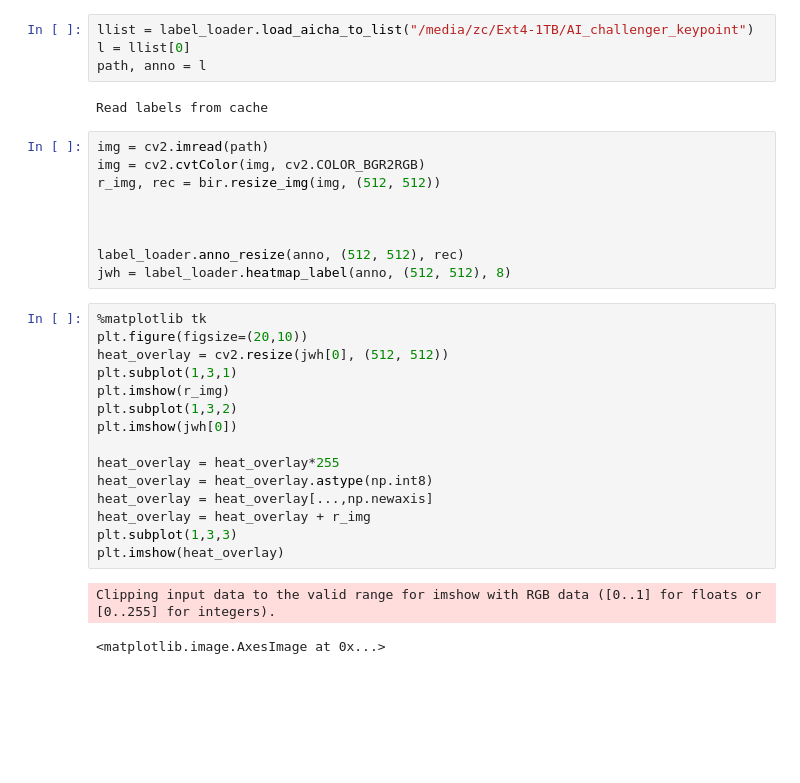
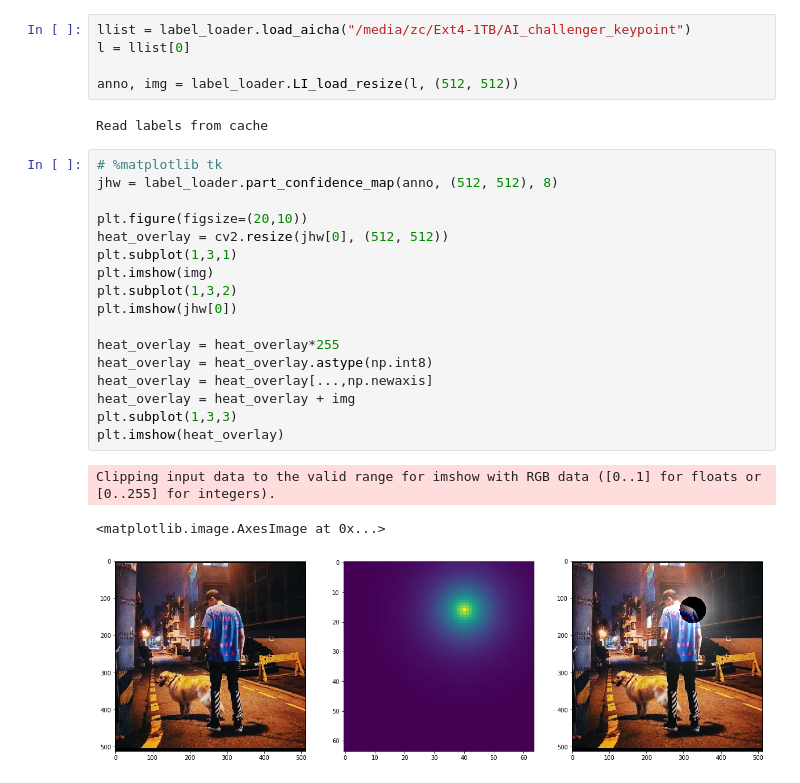
Before and after one commit to zc402/ChineseTrafficPolicePose, a Jupyter notebook: TestDisplay.ipynb, the cells around one changed output. Drawn from its saved outputs; the diff is of its cells as text; blank space fills up the shorter version.

```diff
--- a/TestDisplay.ipynb
+++ b/TestDisplay.ipynb
@@ -6,35 +6,30 @@ import label_loader
 import bidirectional_resize as bir
 import numpy as np
 # %%
-llist = label_loader.load_aicha_to_list("/media/zc/Ext4-1TB/AI_challenger_keypoint")
+llist = label_loader.load_aicha("/media/zc/Ext4-1TB/AI_challenger_keypoint")
 l = llist[0]
-path, anno = l
+
+anno, img = label_loader.LI_load_resize(l, (512, 512))
 # %% [output]
 Read labels from cache
-# %%
-img = cv2.imread(path)
-img = cv2.cvtColor(img, cv2.COLOR_BGR2RGB)
-r_img, rec = bir.resize_img(img, (512, 512))
-
-
-
-label_loader.anno_resize(anno, (512, 512), rec)
-jwh = label_loader.heatmap_label(anno, (512, 512), 8)
 # %%
-%matplotlib tk
+# %matplotlib tk
+jhw = label_loader.part_confidence_map(anno, (512, 512), 8)
+
 plt.figure(figsize=(20,10))
-heat_overlay = cv2.resize(jwh[0], (512, 512))
+heat_overlay = cv2.resize(jhw[0], (512, 512))
 plt.subplot(1,3,1)
-plt.imshow(r_img)
+plt.imshow(img)
 plt.subplot(1,3,2)
-plt.imshow(jwh[0])
+plt.imshow(jhw[0])
 
 heat_overlay = heat_overlay*255
 heat_overlay = heat_overlay.astype(np.int8)
 heat_overlay = heat_overlay[...,np.newaxis]
-heat_overlay = heat_overlay + r_img
+heat_overlay = heat_overlay + img
 plt.subplot(1,3,3)
 plt.imshow(heat_overlay)
 # %% [output]
 Clipping input data to the valid range for imshow with RGB data ([0..1] for floats or [0..255] for integers).
 <matplotlib.image.AxesImage at 0x...>
+[figure, added]
```
Also changed, not shown: parts of 1 cell of this notebook, 1 other file.
